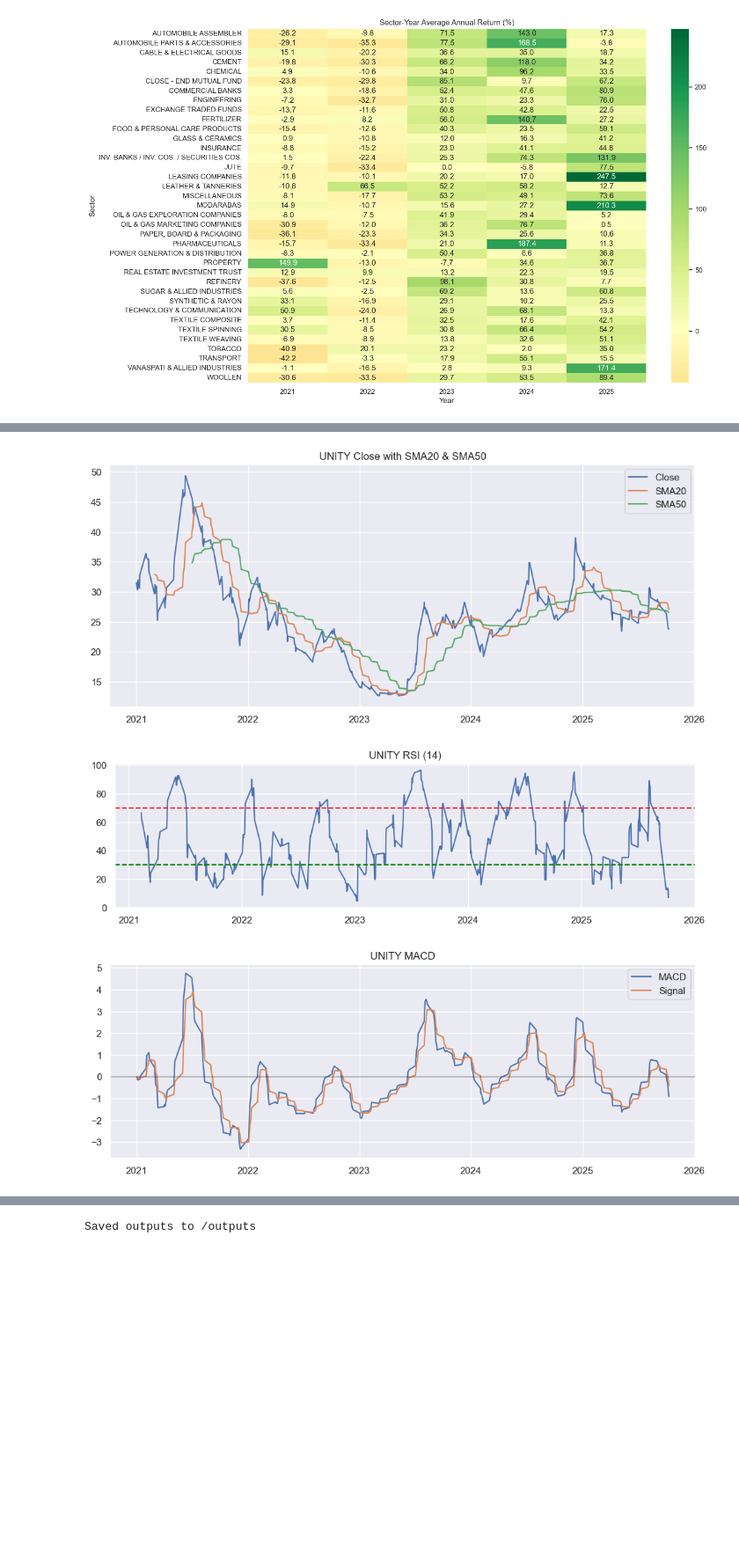
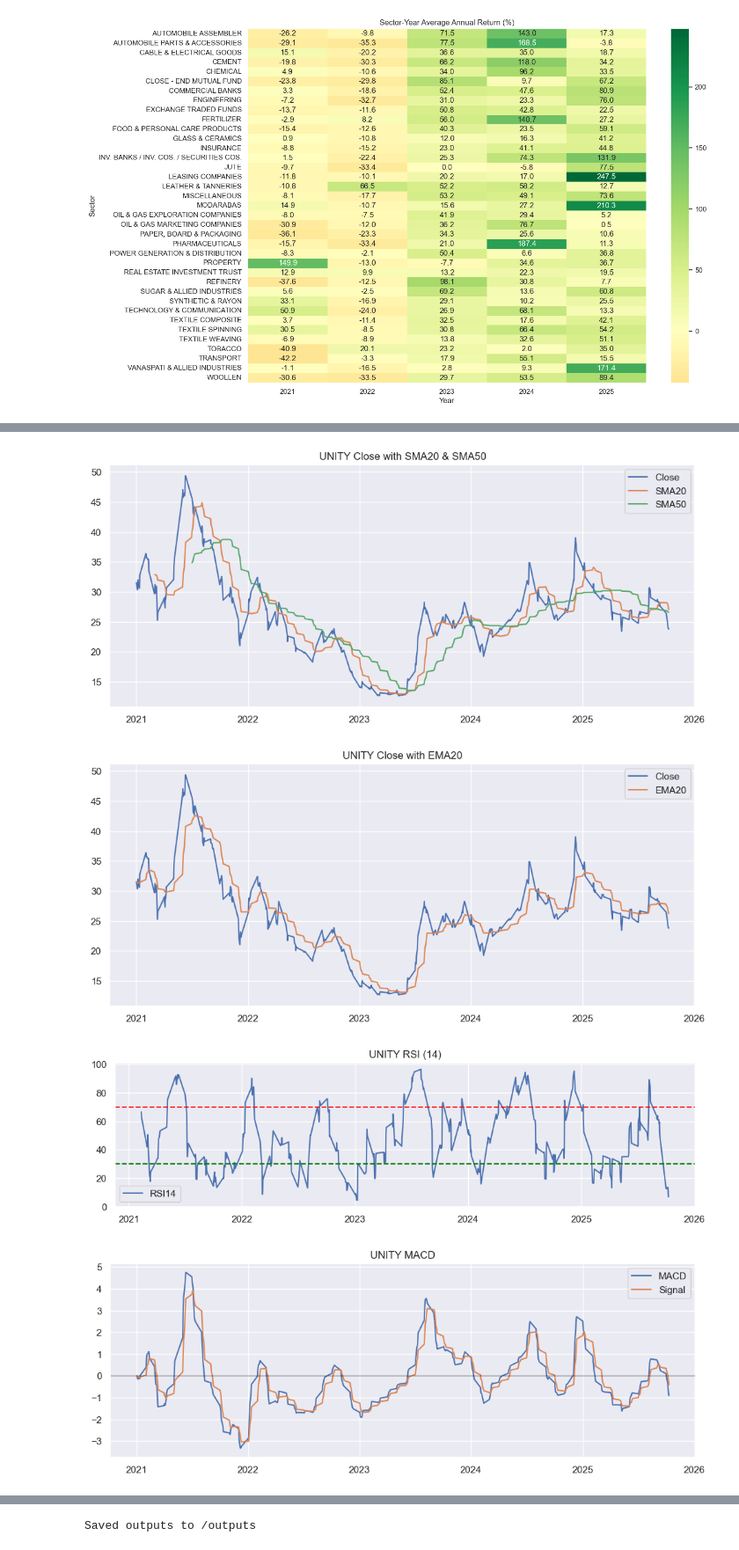
Before and after one commit to farhanhaider95/StockMarketTrendSystem, a Jupyter notebook: Final_Notebook.ipynb, the cells around one changed output, grey strips where cells are left out. Shown at 88% size. Cells and saved outputs as stored; diff of their text form; code cells hidden in the pictures; blank space fills up the shorter version.

```diff
--- a/Final_Notebook.ipynb
+++ b/Final_Notebook.ipynb
@@ -266,32 +290,42 @@ sdf['EMA20'] = EMA(sdf['CLOSE'], 20)
 sdf['RSI14'] = RSI(sdf['CLOSE'], 14)
 sdf['MACD'], sdf['MACD_SIGNAL'] = MACD(sdf['CLOSE'])
 
 # Plot Close + SMAs
 plt.figure(figsize=(12,5))
 plt.plot(sdf['DATE'], sdf['CLOSE'], label='Close')
 plt.plot(sdf['DATE'], sdf['SMA20'], label='SMA20')
 plt.plot(sdf['DATE'], sdf['SMA50'], label='SMA50')
 plt.legend()
 plt.title(f"{sym} Close with SMA20 & SMA50")
 plt.show()
 
+# Plot EMA
+plt.figure(figsize=(12,5))
+plt.plot(sdf['DATE'], sdf['CLOSE'], label='Close')
+plt.plot(sdf['DATE'], sdf['EMA20'], label='EMA20')
+plt.legend()
+plt.title(f"{sym} Close with EMA20")
+plt.show()
+
 # RSI
 plt.figure(figsize=(12,3))
 plt.plot(sdf['DATE'], sdf['RSI14'], label='RSI14')
 plt.axhline(70, color='red', linestyle='--')
 plt.axhline(30, color='green', linestyle='--')
+plt.legend()
 plt.title(f"{sym} RSI (14)")
 plt.show()
 
 # MACD
 plt.figure(figsize=(12,4))
 plt.plot(sdf['DATE'], sdf['MACD'], label='MACD')
 plt.plot(sdf['DATE'], sdf['MACD_SIGNAL'], label='Signal')
 plt.axhline(0, color='black', linewidth=0.5)
 plt.legend()
 plt.title(f"{sym} MACD")
 plt.show()
 # %% [output]
 [figure]
-[figure, old version]
+[figure, new version]
-[figure, old version]
+[figure, new version]
+[figure, added]
```
Also changed, not shown: parts of 14 cells of this notebook.
